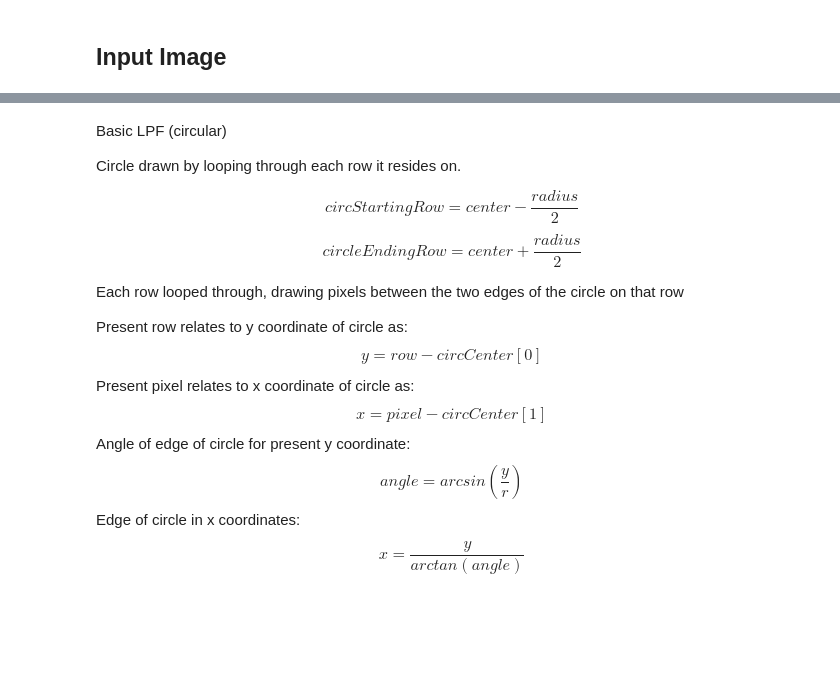
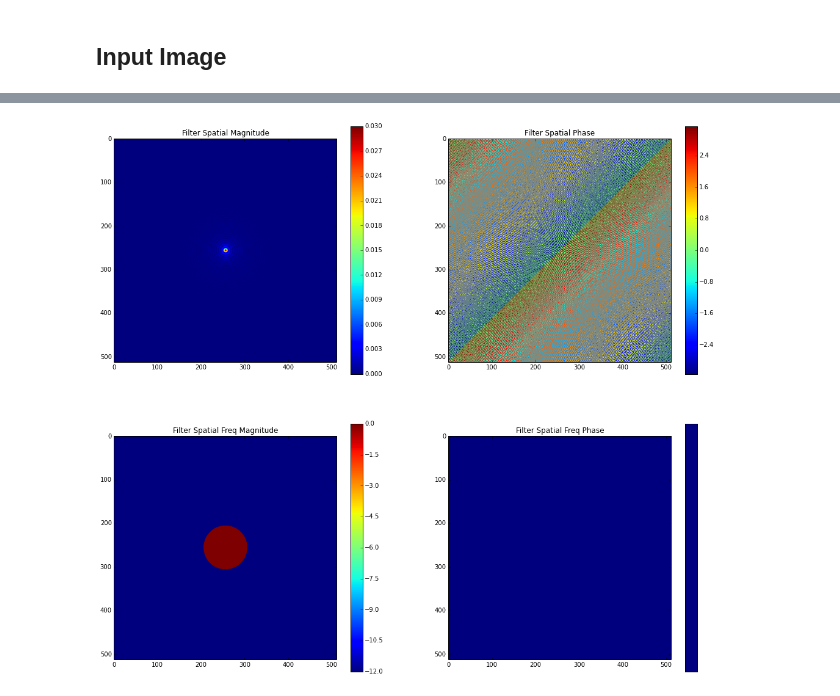
Before and after one commit to nsmidth/CPSLO-Speckle-Reduction, a Jupyter notebook: test_f_filter.ipynb, the cells around one changed output, grey strips where cells are left out. Saved outputs shown, nothing was run; the diff lists cells and outputs as text; code cells hidden in the pictures; blank space fills up the shorter version.

```diff
--- a/test_f_filter.ipynb
+++ b/test_f_filter.ipynb
@@ -38,14 +101,0 @@ plt.show()
-# %% [markdown]
-Basic LPF (circular)
-
-Circle drawn by looping through each row it resides on.
-
-$$ circStartingRow = center - \frac{radius}{2} $$
-$$ circleEndingRow = center + \frac{radius}{2} $$
-
-Each row looped through, drawing pixels between the two edges of the circle on that row
-
-Present row relates to y coordinate of circle as: $$y=row-circCenter[0]$$
-Present pixel relates to x coordinate of circle as: $$x=pixel-circCenter[1]$$
-Angle of edge of circle for present y coordinate: $$angle=arcsin(\frac{y}{r})$$
-Edge of circle in x coordinates: $$x=\frac{y}{arctan(angle)}$$
@@ -69,0 +102,15 @@ plt.show()
+# %%
+# Creating Basic LPF (circular)
+
+# 1D Filter Function
+def filter_fn1(radius):
+    return 1
+
+# 2D Filter Image
+filter1 = circ_filter1(radius = 50, size = 512, filter_fn = filter_fn1)
+
+# Displaying filter and its spectrum
+
+disp_filter(filter1)
+# %% [output]
+[figure, added]
```
Also changed, not shown: parts of 9 cells of this notebook.
